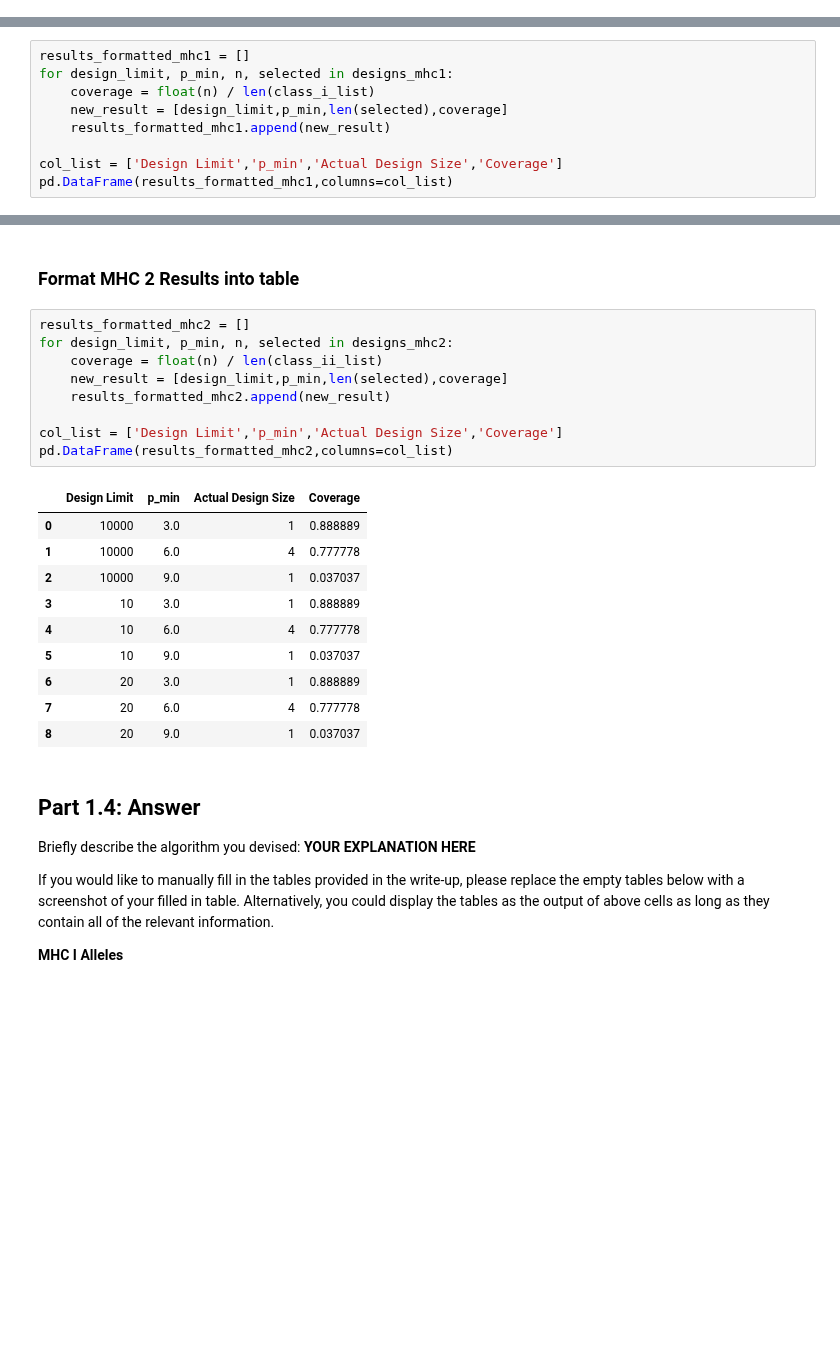
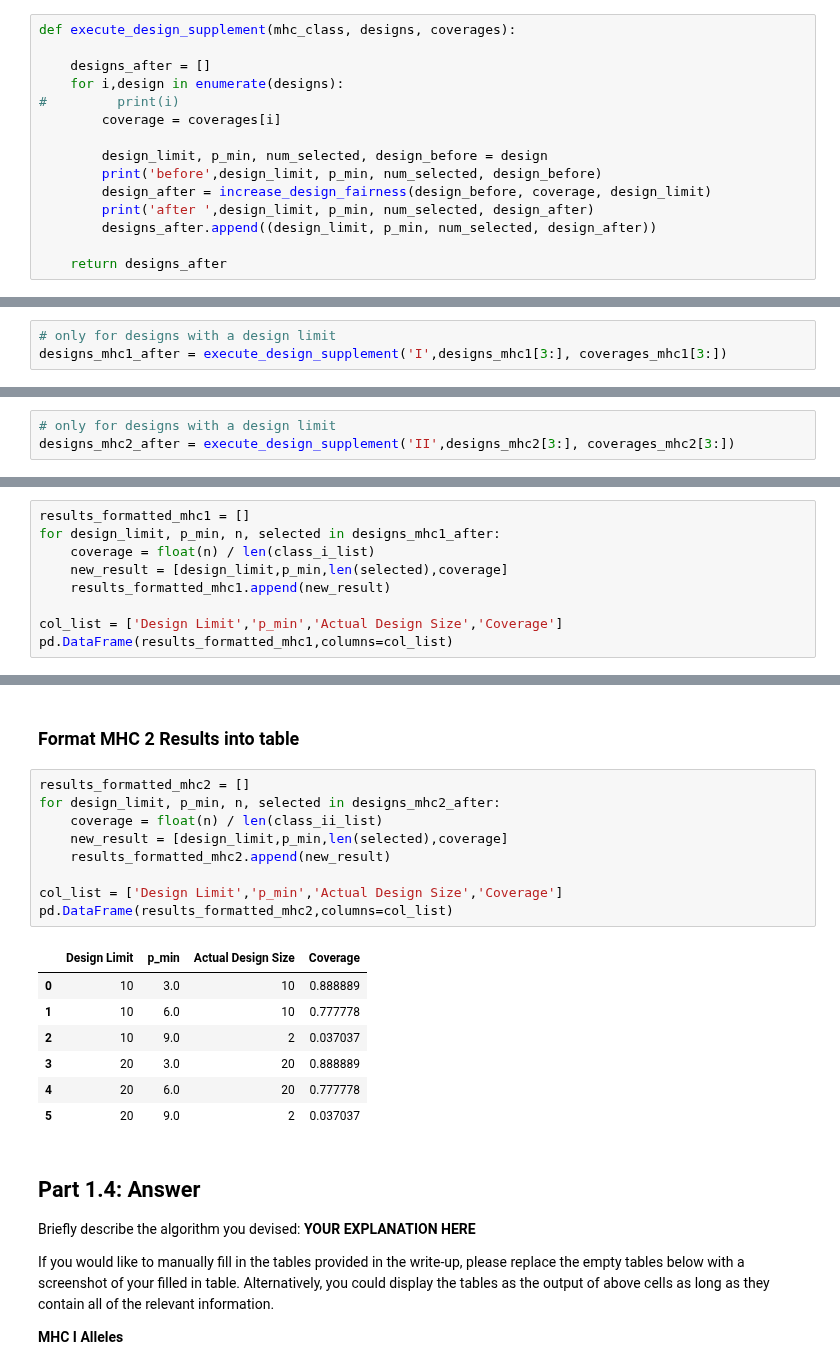
Before and after one commit to ryanquinnnelson/CMU-02718-HW5, a Jupyter notebook: 02_518_02_718_HW_5_ryann.ipynb, the cells around one changed output, grey strips where cells are left out. Cells and saved outputs as stored; diff of their text form; blank space fills up the shorter version.

```diff
--- a/02_518_02_718_HW_5_ryann.ipynb
+++ b/02_518_02_718_HW_5_ryann.ipynb
@@ -1946,0 +2032,15 @@ print('test increase_design_fairness()')
+# %%
+def execute_design_supplement(mhc_class, designs, coverages):
+
+    designs_after = []
+    for i,design in enumerate(designs):
+#         print(i)
+        coverage = coverages[i]
+
+        design_limit, p_min, num_selected, design_before = design
+        print('before',design_limit, p_min, num_selected, design_before)
+        design_after = increase_design_fairness(design_before, coverage, design_limit)
+        print('after ',design_limit, p_min, num_selected, design_after)
+        designs_after.append((design_limit, p_min, num_selected, design_after))
+
+    return designs_after
@@ -1947,2 +2130,5 @@ print('test increase_design_fairness()')
 # %% [markdown]
 ### Execute Design Supplement algorithm on MHC I Designs
+# %%
+# only for designs with a design limit
+designs_mhc1_after = execute_design_supplement('I',designs_mhc1[3:], coverages_mhc1[3:])
@@ -1949,2 +2148,5 @@ print('test increase_design_fairness()')
 # %% [markdown]
 ### Execute Design Supplement algorithm on MHC II Designs
+# %%
+# only for designs with a design limit
+designs_mhc2_after = execute_design_supplement('II',designs_mhc2[3:], coverages_mhc2[3:])
@@ -1952,7 +2167,7 @@ print('test increase_design_fairness()')
 ### Format MHC 1 Results into table
 # %%
 results_formatted_mhc1 = []
-for design_limit, p_min, n, selected in designs_mhc1:
+for design_limit, p_min, n, selected in designs_mhc1_after:
     coverage = float(n) / len(class_i_list)
     new_result = [design_limit,p_min,len(selected),coverage]
     results_formatted_mhc1.append(new_result)
@@ -1974,24 +2186,21 @@ pd.DataFrame(results_formatted_mhc1,columns=col_list)
 ### Format MHC 2 Results into table
 # %%
 results_formatted_mhc2 = []
-for design_limit, p_min, n, selected in designs_mhc2:
+for design_limit, p_min, n, selected in designs_mhc2_after:
     coverage = float(n) / len(class_ii_list)
     new_result = [design_limit,p_min,len(selected),coverage]
     results_formatted_mhc2.append(new_result)
 
 col_list = ['Design Limit','p_min','Actual Design Size','Coverage']
 pd.DataFrame(results_formatted_mhc2,columns=col_list)
 # %% [output]
 |  | Design Limit | p_min | Actual Design Size | Coverage |
-| 0 | 10000 | 3.0 | 1 | 0.888889 |
-| 1 | 10000 | 6.0 | 4 | 0.777778 |
-| 2 | 10000 | 9.0 | 1 | 0.037037 |
-| 3 | 10 | 3.0 | 1 | 0.888889 |
-| 4 | 10 | 6.0 | 4 | 0.777778 |
-| 5 | 10 | 9.0 | 1 | 0.037037 |
-| 6 | 20 | 3.0 | 1 | 0.888889 |
-| 7 | 20 | 6.0 | 4 | 0.777778 |
-| 8 | 20 | 9.0 | 1 | 0.037037 |
+| 0 | 10 | 3.0 | 10 | 0.888889 |
+| 1 | 10 | 6.0 | 10 | 0.777778 |
+| 2 | 10 | 9.0 | 2 | 0.037037 |
+| 3 | 20 | 3.0 | 20 | 0.888889 |
+| 4 | 20 | 6.0 | 20 | 0.777778 |
+| 5 | 20 | 9.0 | 2 | 0.037037 |
 # %% [markdown]
 ## Part 1.4: Answer
 
```
Also changed, not shown: parts of 36 cells of this notebook.
